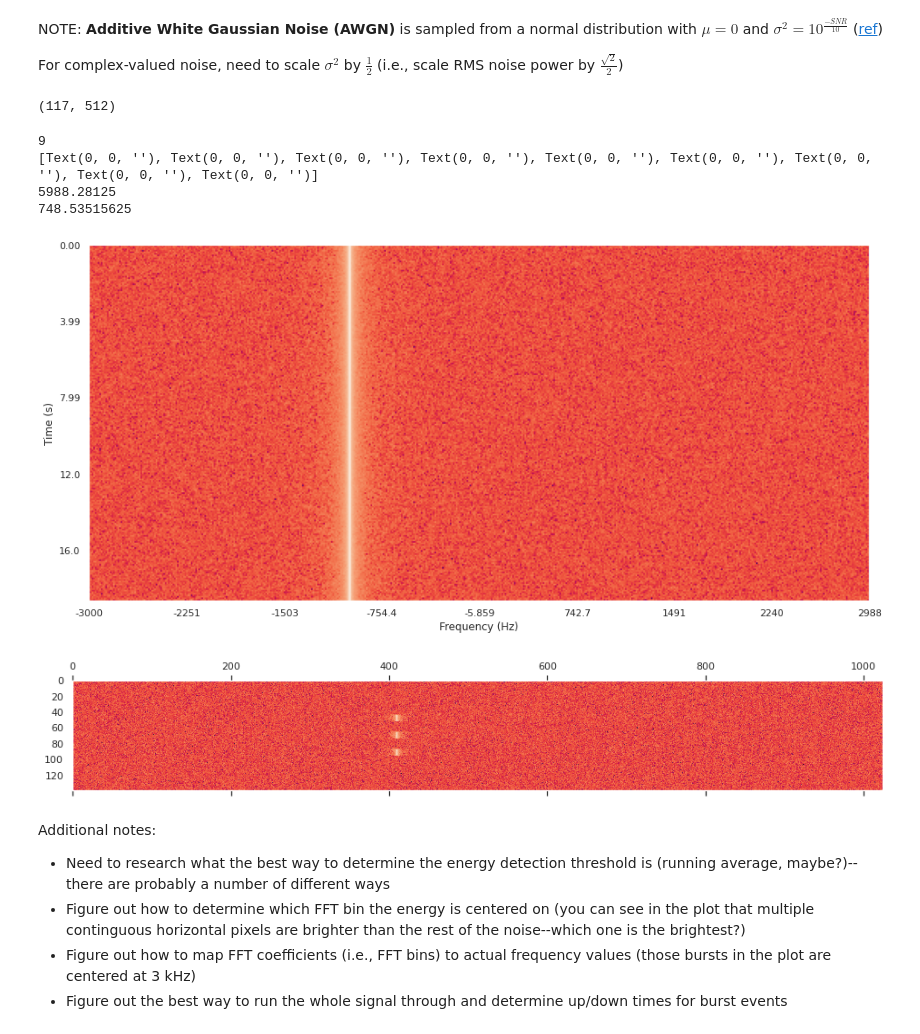
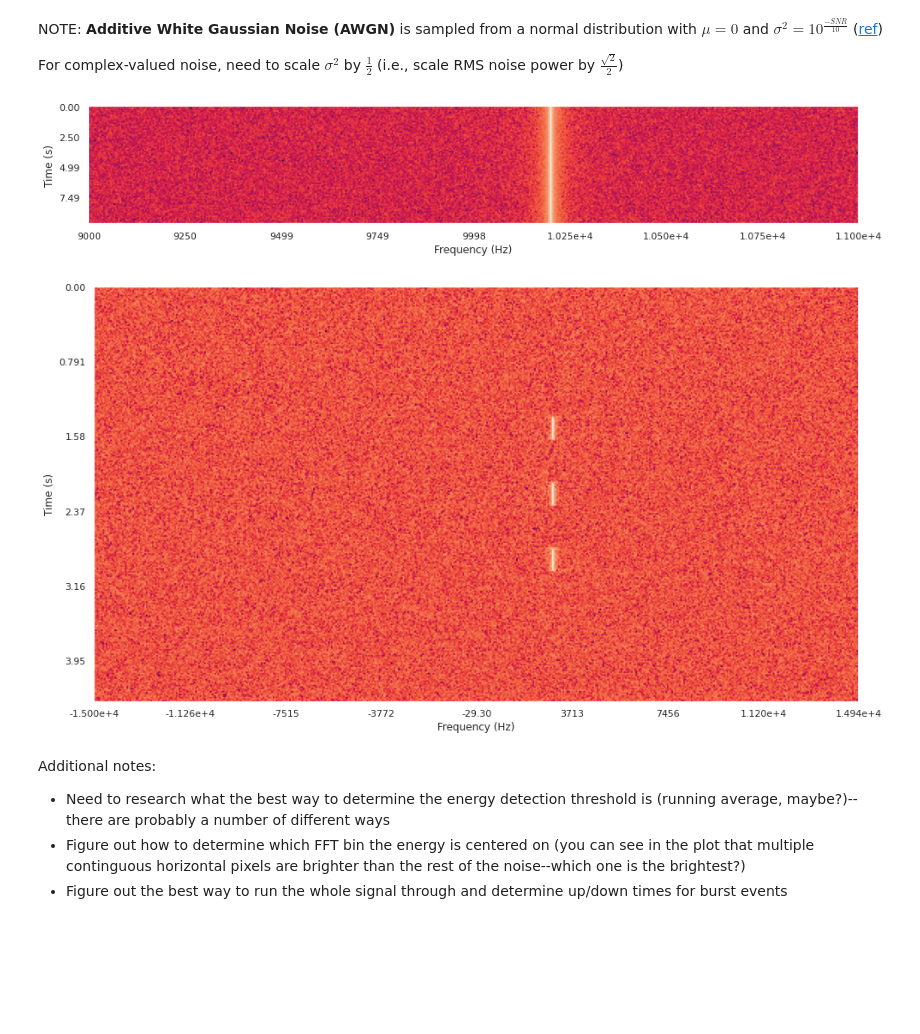
Before and after one commit to britishtar/DSP_tutorials, a Jupyter notebook: Energy Detector.ipynb, the cells around one changed output. Saved outputs shown, nothing was run; the diff lists cells and outputs as text; code cells hidden in the pictures; blank space fills up the shorter version.

Commit message:
changed postive frequency convention in Energy_Detector signal generator to match frequency labels on PSD plots

```diff
--- a/Energy Detector.ipynb
+++ b/Energy Detector.ipynb
@@ -45,7 +46,7 @@ def sig_gen(freq, duration, Fs, AWGN_SNR=None, complex=True):
         if complex:
             variance = variance/2
             awgn = np.sqrt(variance)*(np.random.randn(int(duration*Fs)) + 1j*np.random.randn(int(duration*Fs)))
-            return sig*np.exp(-1j*(omega*t)) + awgn
+            return sig*np.exp(1j*(omega*t)) + awgn
         else:
             awgn = np.random.normal(0, np.sqrt(variance), int(duration*Fs))
-            return sig*np.real(np.exp(-1j*(omega*t))) + awgn
+            return sig*np.real(np.exp(1j*(omega*t))) + awgn
@@ -52,5 +115,7 @@ def sig_gen(freq, duration, Fs, AWGN_SNR=None, complex=True):
 # %%
-def psd_plot(signal, NFFT=1024, width=16, Fs=None):
+def psd_plot(signal, NFFT=1024, width=16, Fs=None, Fc=0.0):
+    if Fc and not Fs:
+        warnings.warn("Center frequency specified with no sampling frequency given; frequency scale may be inaccurate!")
     # TODO: optimize for performance
     if NFFT%2 != 0:
         NFFT = NFFT+1
@@ -59,15 +124,11 @@ def psd_plot(signal, NFFT=1024, width=16, Fs=None):
         signal = signal[:-(len(signal)%NFFT)] # discard extra data that can't be used
     if Fs == None:
         Fs = 1.0
-#     #reps = int(len(signal)/NFFT)
-#     f_output = np.tile(np.fft.fftshift(np.fft.fftfreq(n=NFFT, d=1/Fs)), int(len(signal)/NFFT))
-    #f_output = np.zeros(int(len(signal)))
     coeff_output = np.zeros(int(len(signal)), dtype=np.complex128)
     while i < len(signal):
         coeff_output[i:i+NFFT] = np.fft.fftshift(np.fft.fft(signal[i:i+NFFT]))
         i += NFFT
-#    freq_data = f_output.reshape((int(np.floor(len(f_output)/NFFT)), NFFT))
-    freqs = np.fft.fftshift(np.fft.fftfreq(n=NFFT, d=1/Fs))
+    freqs = np.fft.fftshift(np.fft.fftfreq(n=NFFT, d=1/Fs)) + Fc
     coeff_data = coeff_output.reshape((int(np.floor(len(coeff_output)/NFFT)), NFFT))
     # square the coefficient magnitudes:
     squared = np.square(np.absolute(coeff_data))
@@ -82,17 +143,14 @@ def psd_plot(signal, NFFT=1024, width=16, Fs=None):
 
     # Scale tick on x-axis according to appropriate frequencies
     ax.set_xticks(np.arange(0, NFFT + NFFT/8, NFFT/8))
-    print(len(ax.get_xticklabels()))
-    print(ax.get_xticklabels())
     n = len(ax.get_xticklabels()) - 1
     frange = max(freqs) - min(freqs)
-    print(frange)
     step = frange/n
-    print(step)
     xlabels = []
     i = min(freqs)
     for label in ax.get_xticklabels():
         xlabels.append(to_precision(i, 4))
+        #xlabels.append(i)
         i = i + step
     ax.set_xticklabels(xlabels)
     ax.set_xlabel("Frequency (Hz)")
@@ -109,22 +167,15 @@ def psd_plot(signal, NFFT=1024, width=16, Fs=None):
     ax.set_ylabel("Time (s)")
 #    return fig, ax
     return freqs, coeff_data
-# %%
-if coeff_data.shape[0] > 10:
-# %% [output]
-(117, 512)
 # %%
 duration = 20.0
-freq = 1000
-Fs = 6000
+freq = 10200
+Fs = 2000
+
 my_signal = sig_gen(freq, duration, Fs, AWGN_SNR=10.0, complex=True)
-f, c = psd_plot(my_signal, Fs=Fs, NFFT=512, width=16)
+f, c = psd_plot(my_signal, Fs=Fs, NFFT=512, width=16, Fc=10.e3)
 # %% [output]
-9
-[Text(0, 0, ''), Text(0, 0, ''), Text(0, 0, ''), Text(0, 0, ''), Text(0, 0, ''), Text(0, 0, ''), Text(0, 0, ''), Text(0, 0, ''), Text(0, 0, '')]
-5988.28125
-748.53515625
-[figure, old version]
+[figure, new version]
 # %%
 # Create and on-off-keying (OOK) signal:
 freq = 3000.0
@@ -142,9 +193,9 @@ my_signal = np.concatenate([sig_gen(None, 3*noise_duration, Fs, AWGN_SNR),
                             sig_gen(freq, burst_duration, Fs, AWGN_SNR),
                             sig_gen(None, 3*noise_duration, Fs, AWGN_SNR)])
 # %%
-temp = psd_plot(my_signal)
+temp = psd_plot(my_signal, Fs=Fs, NFFT=512, width=16)
 # %% [output]
-[figure, old version]
+[figure, new version]
 # %%
 def compare_threshold(window, threshold, freq_range):
     '''
@@ -172,5 +223,4 @@ def run_energy_detection(signal):
 Additional notes:
 + Need to research what the best way to determine the energy detection threshold is (running average, maybe?)--there are probably a number of different ways
 + Figure out how to determine which FFT bin the energy is centered on (you can see in the plot that multiple continguous horizontal pixels are brighter than the rest of the noise--which one is the brightest?)
-+ Figure out how to map FFT coefficients (i.e., FFT bins) to actual frequency values (those bursts in the plot are centered at 3 kHz)
 + Figure out the best way to run the whole signal through and determine up/down times for burst events
```
Also changed, not shown: parts of 4 cells of this notebook.
